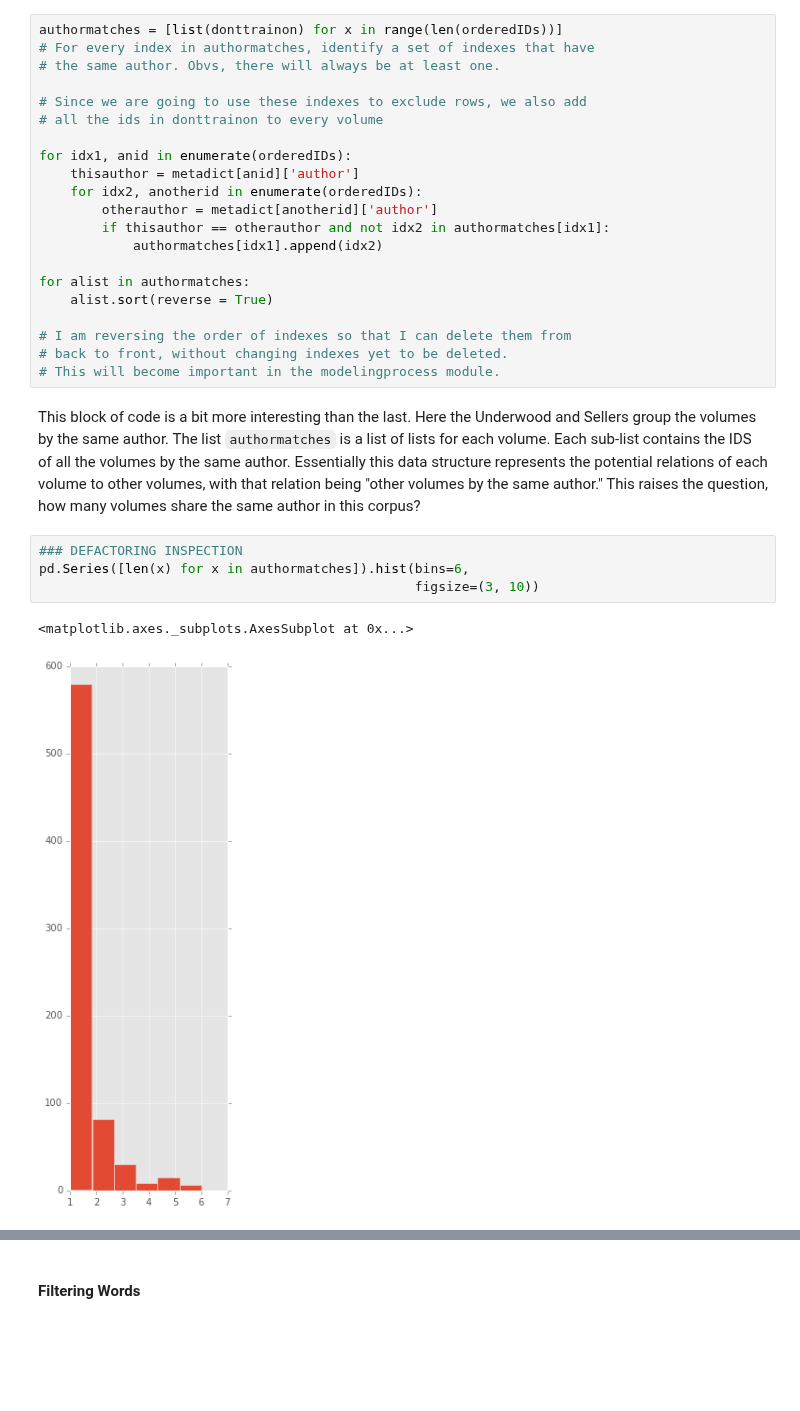
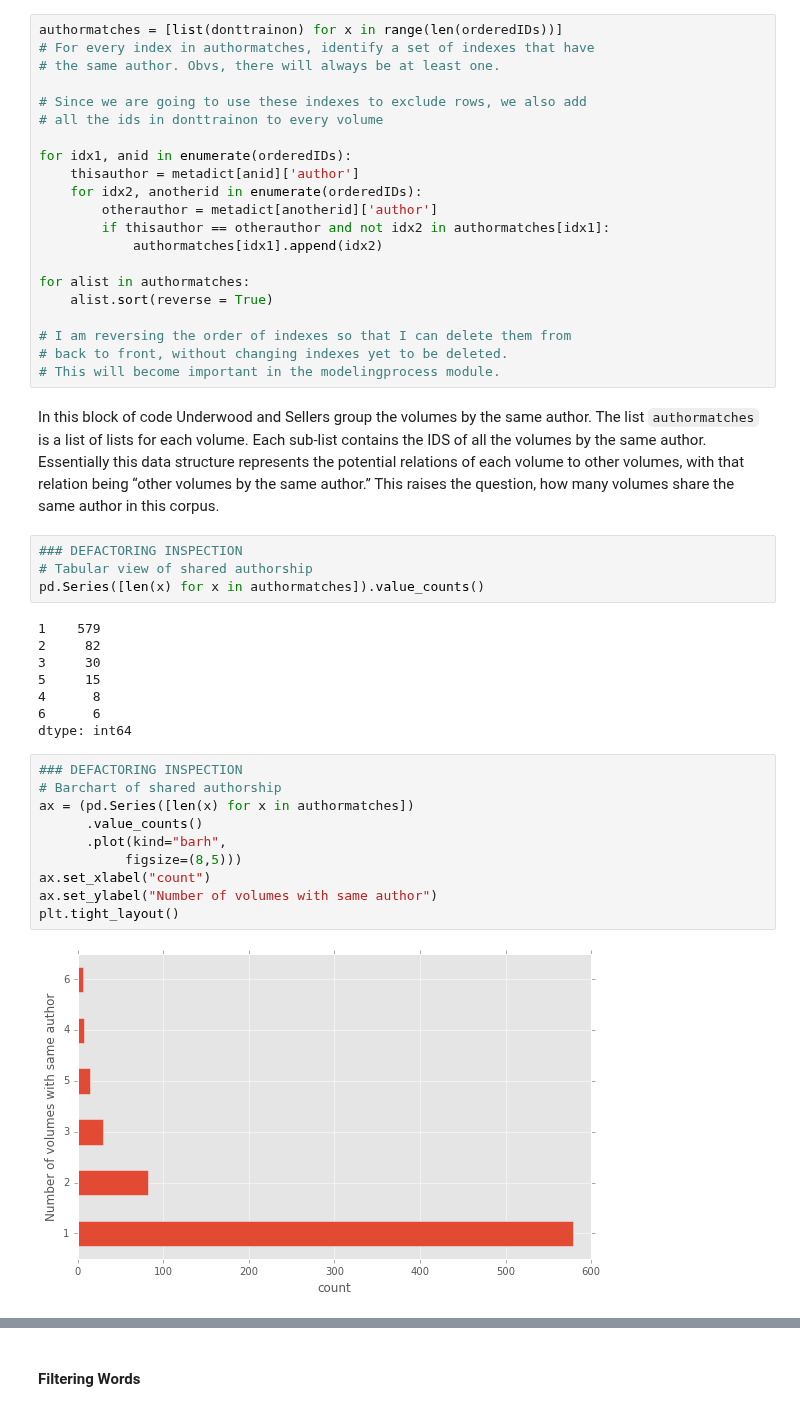
Before and after one commit to interedition/paceofchange, a Jupyter notebook: defactoring-pace-of-change.ipynb, the cells around one changed output, grey strips where cells are left out. Saved outputs shown, nothing was run; the diff lists cells and outputs as text; blank space fills up the shorter version.

```diff
--- a/defactoring-pace-of-change.ipynb
+++ b/defactoring-pace-of-change.ipynb
@@ -720,12 +810,29 @@ for alist in authormatches:
 # back to front, without changing indexes yet to be deleted.
 # This will become important in the modelingprocess module.
 # %% [markdown]
-This block of code is a bit more interesting than the last. Here the Underwood and Sellers group the volumes by the same author. The list `authormatches` is a list of lists for each volume. Each sub-list contains the IDS of all the volumes by the same author. Essentially this data structure represents the potential relations of each volume to other volumes, with that relation being "other volumes by the same author." This raises the question, how many volumes share the same author in this corpus?
+In this block of code Underwood and Sellers group the volumes by the same author. The list `authormatches` is a list of lists for each volume. Each sub-list contains the IDS of all the volumes by the same author. Essentially this data structure represents the potential relations of each volume to other volumes, with that relation being “other volumes by the same author.” This raises the question, how many volumes share the same author in this corpus.
 # %%
 ### DEFACTORING INSPECTION
-pd.Series([len(x) for x in authormatches]).hist(bins=6,
-                                                figsize=(3, 10))
+# Tabular view of shared authorship
+pd.Series([len(x) for x in authormatches]).value_counts()
 # %% [output]
-<matplotlib.axes._subplots.AxesSubplot at 0x...>
+1    579
+2     82
+3     30
+5     15
+4      8
+6      6
+dtype: int64
-[figure, removed]
+# %%
+### DEFACTORING INSPECTION
+# Barchart of shared authorship
+ax = (pd.Series([len(x) for x in authormatches])
+      .value_counts()
+      .plot(kind="barh",
+           figsize=(8,5)))
+ax.set_xlabel("count")
+ax.set_ylabel("Number of volumes with same author")
+plt.tight_layout()
+# %% [output]
+[figure, added]
 # %% [markdown]
```
Also changed, not shown: parts of 75 cells of this notebook, 1 other file.
